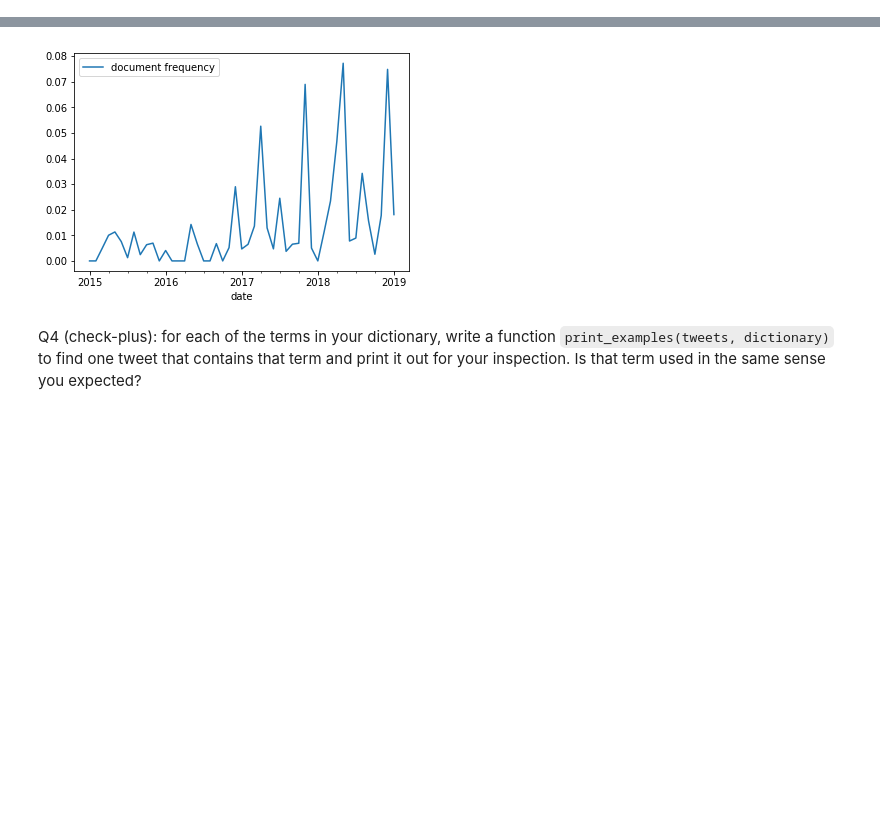
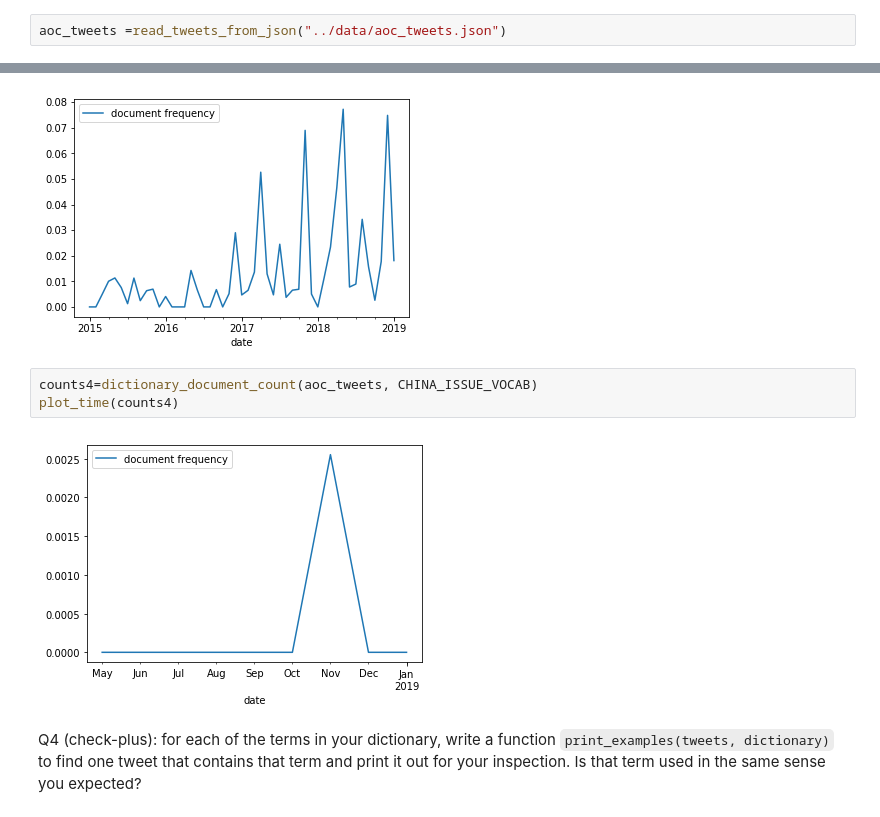
Before and after one commit to gdomnijl/anlp19, a Jupyter notebook: 3.dictionaries/DictionaryTimeSeries_TODO.ipynb, the cells around one changed output, grey strips where cells are left out. Drawn from its saved outputs; the diff is of its cells as text; blank space fills up the shorter version.

```diff
--- a/3.dictionaries/DictionaryTimeSeries_TODO.ipynb
+++ b/3.dictionaries/DictionaryTimeSeries_TODO.ipynb
@@ -46,6 +46,8 @@ def dictionary_document_count(data, dictionary):
     return df
 # %%
 tweets=read_tweets_from_json("../data/trump_tweets.json")
+# %%
+aoc_tweets =read_tweets_from_json("../data/aoc_tweets.json")
 # %% [markdown]
 Here we'll define our own "immigration" dictionary by selecting words that we hypothesize are often found in the topic of immigration.
 # %%
@@ -139,6 +139,11 @@ counts3=dictionary_document_count(tweets, CHINA_ISSUE_VOCAB)
 plot_time(counts3)
 # %% [output]
 [figure]
+# %%
+counts4=dictionary_document_count(aoc_tweets, CHINA_ISSUE_VOCAB)
+plot_time(counts4)
+# %% [output]
+[figure, added]
 # %% [markdown]
 Q4 (check-plus): for each of the terms in your dictionary, write a function `print_examples(tweets, dictionary)` to find one tweet that contains that term and print it out for your inspection.  Is that term used in the same sense you expected?
 # %%
```
Also changed, not shown: parts of 2 cells of this notebook.
